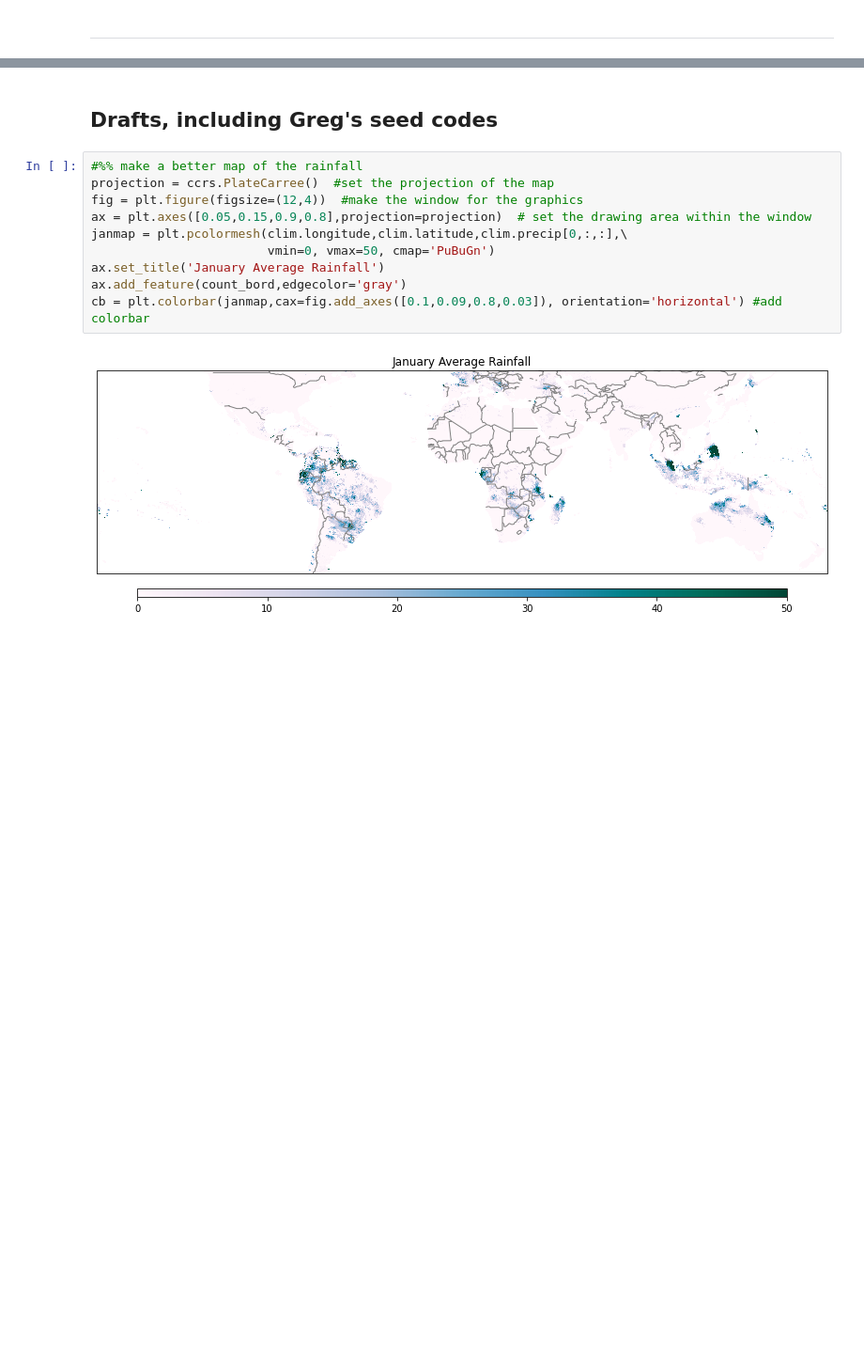
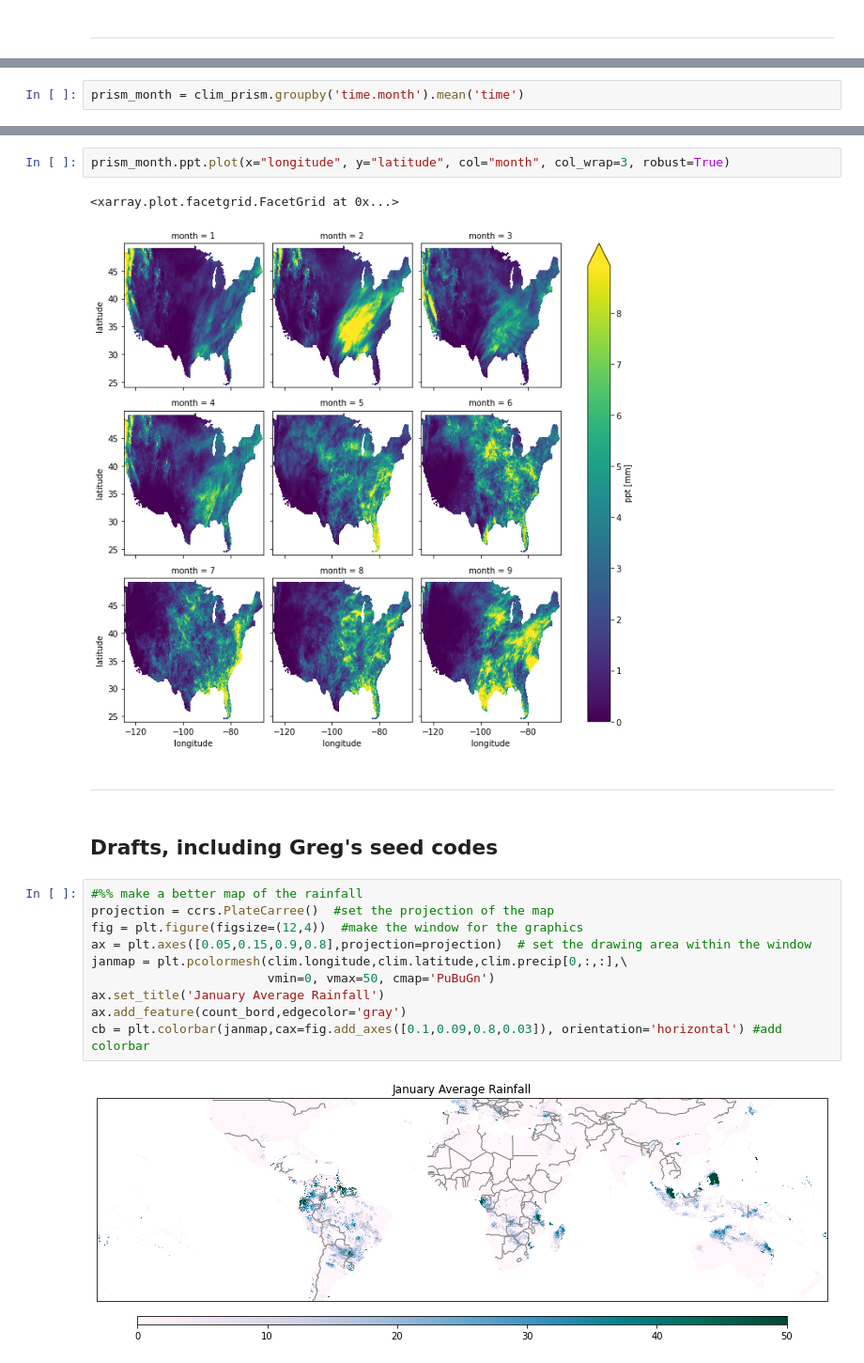
Before and after one commit to pstat197/vignette-climate-hazards-shrad, a Jupyter notebook: USA_data_compare/fei_draft.ipynb, the cells around one changed output, grey strips where cells are left out. Shown at 94% size. Cells and saved outputs as stored; diff of their text form; blank space fills up the shorter version.

```diff
--- a/USA_data_compare/fei_draft.ipynb
+++ b/USA_data_compare/fei_draft.ipynb
@@ -182,0 +188,2 @@ fig.show()
+# %%
+prism_month = clim_prism.groupby('time.month').mean('time')
@@ -183,3 +195,12 @@ fig.show()
+# %%
+prism_month.ppt.plot(x="longitude", y="latitude", col="month", col_wrap=3, robust=True)
+# %% [output]
+<xarray.plot.facetgrid.FacetGrid at 0x...>
+[figure, added]
+# %% [markdown]
+
+
+---
 # %% [markdown]
 ## Drafts, including Greg's seed codes
 # %%
```
Also changed, not shown: parts of 4 cells of this notebook.
